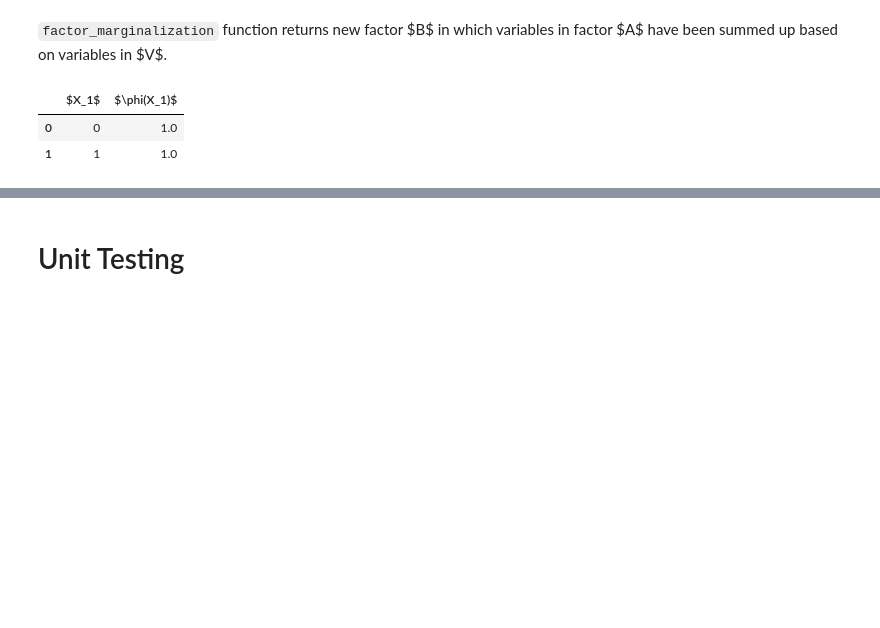
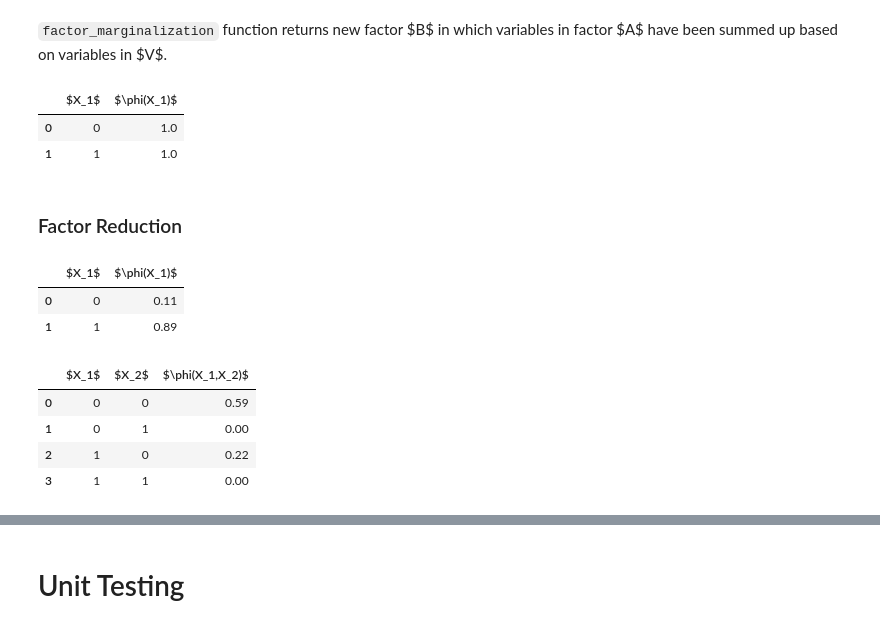
Before and after one commit to ekaakurniawan/iPyMacLern, a Jupyter notebook: PGM-W1/Factor.ipynb, the cells around one changed output, grey strips where cells are left out. Saved outputs shown, nothing was run; the diff lists cells and outputs as text; code cells hidden in the pictures; blank space fills up the shorter version.

Commit message:
PGM: Add Factor Reduction

```diff
--- a/PGM-W1/Factor.ipynb
+++ b/PGM-W1/Factor.ipynb
@@ -191,6 +191,21 @@ class factor:
     def set_value_of_assignment(self, A, v):
         I = self.get_index_from_assignment(A)
         self.values[I] = v
+
+    def reduce(self, E):
+        new_values = self.values.copy()
+
+        for variable, value in E.items():
+            if variable not in self.variables:
+                continue
+            variable_index = np.where(self.variables == variable)[0][0]
+            cart = cartesian([range(cardinality) for cardinality in self.cardinalities])
+            reduce_index = np.where(cart[:,variable_index] != value)[0]
+            new_values[reduce_index] = 0
+
+        return factor(variables = self.variables,
+                      cardinalities = self.cardinalities,
+                      values = new_values)
 # %%
 phi = factor(variables = ['X_2', 'X_1', 'X_3'],
              cardinalities = [2, 2, 2],
@@ -372,3 +387,24 @@ phi_X2_marginalized.get_table()
 |  | $X_1$ | $\phi(X_1)$ |
 | 0 | 0 | 1.0 |
 | 1 | 1 | 1.0 |
+# %% [markdown]
+### Factor Reduction
+# %%
+evidence = {
+    'X_2': 0,
+    'X_3': 1,
+}
+# %%
+phi_X1.reduce(evidence).get_table()
+# %% [output]
+|  | $X_1$ | $\phi(X_1)$ |
+| 0 | 0 | 0.11 |
+| 1 | 1 | 0.89 |
+# %%
+phi_X2.reduce(evidence).get_table()
+# %% [output]
+|  | $X_1$ | $X_2$ | $\phi(X_1,X_2)$ |
+| 0 | 0 | 0 | 0.59 |
+| 1 | 0 | 1 | 0.00 |
+| 2 | 1 | 0 | 0.22 |
+| 3 | 1 | 1 | 0.00 |
```
Also changed, not shown: parts of 6 cells of this notebook.
